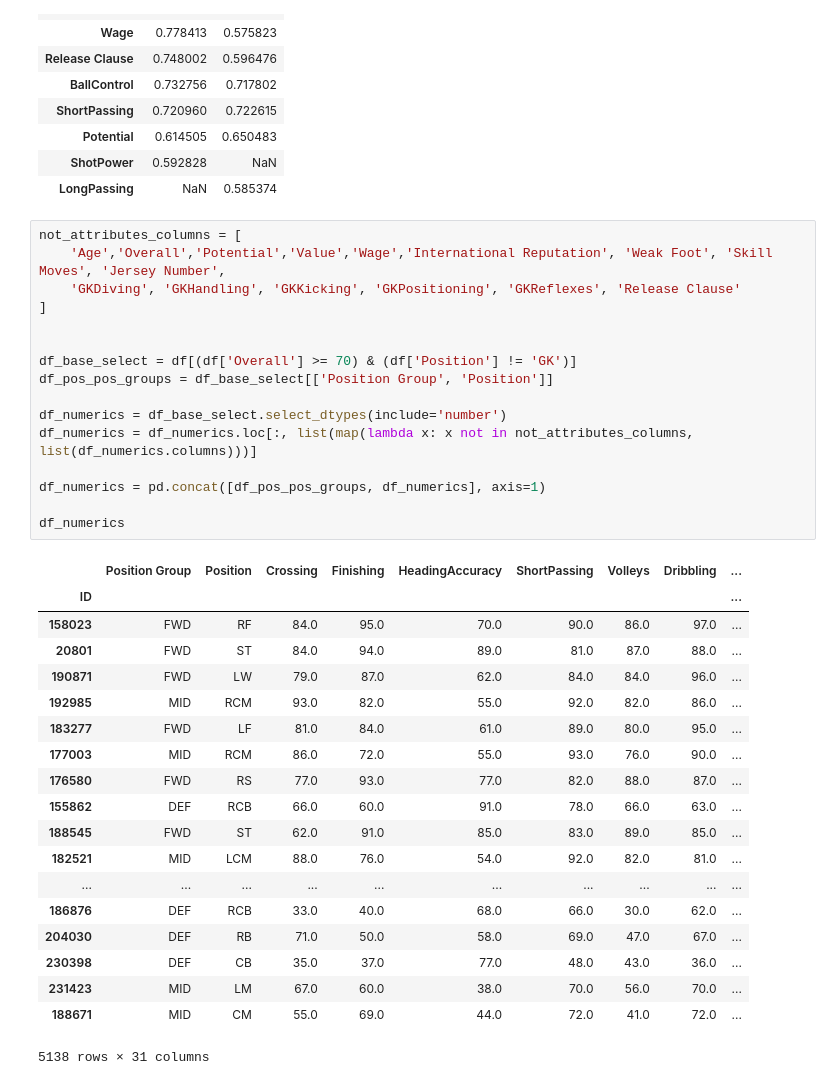
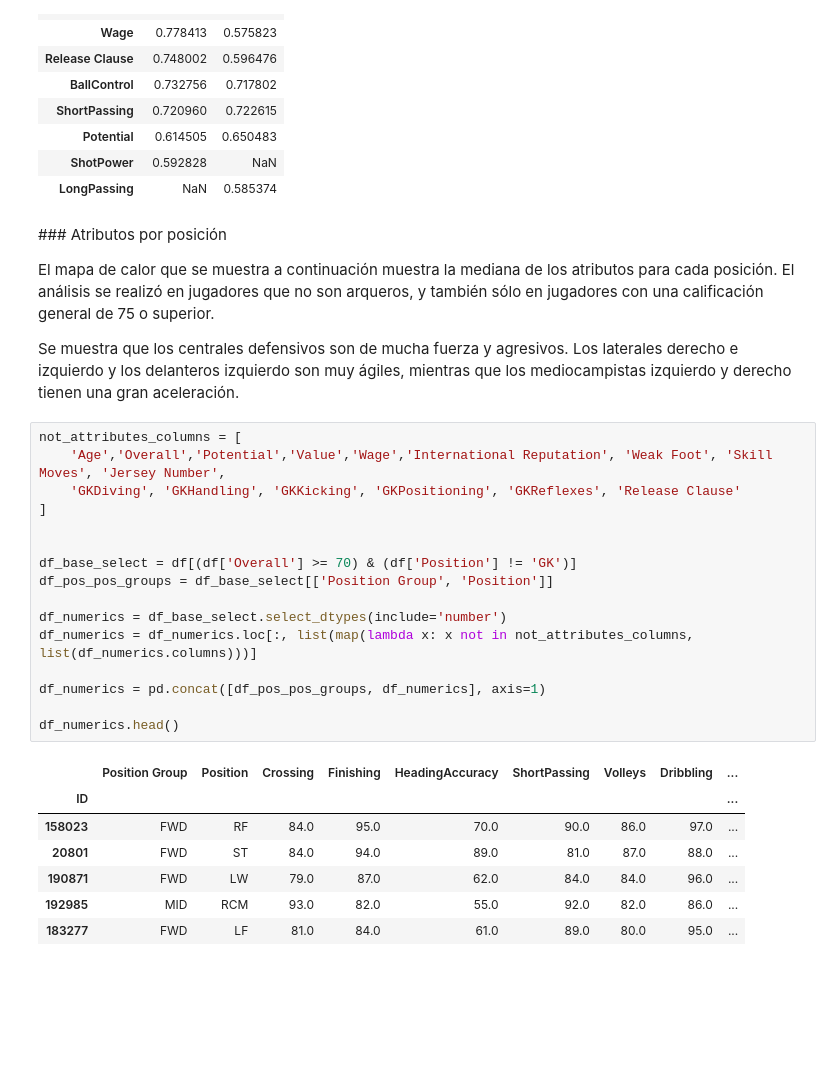
Before and after one commit to raulcarlomagno/dmuba-especializacion-futbol, a Jupyter notebook: main.ipynb, the cells around one changed output. Saved outputs shown, nothing was run; the diff lists cells and outputs as text; blank space fills up the shorter version.

```diff
--- a/main.ipynb
+++ b/main.ipynb
@@ -526,41 +526,35 @@ To retain the current behavior and silence the warning, pass 'sort=True'.
 | Potential | 0.614505 | 0.650483 |
 | ShotPower | 0.592828 | NaN |
 | LongPassing | NaN | 0.585374 |
+# %% [markdown]
+### Atributos por posición
+
+El mapa de calor que se muestra a continuación muestra la mediana de los atributos para cada posición. El análisis se realizó en jugadores que no son arqueros, y también sólo en jugadores con una calificación general de 75 o superior.
+
+Se muestra que los centrales defensivos son de mucha fuerza y agresivos. Los laterales derecho e izquierdo y los delanteros izquierdo son muy ágiles, mientras que los mediocampistas izquierdo y derecho tienen una gran aceleración.
 # %%
 not_attributes_columns = [
     'Age','Overall','Potential','Value','Wage','International Reputation', 'Weak Foot', 'Skill Moves', 'Jersey Number',
     'GKDiving', 'GKHandling', 'GKKicking', 'GKPositioning', 'GKReflexes', 'Release Clause'
 ]
 
 
 df_base_select = df[(df['Overall'] >= 70) & (df['Position'] != 'GK')]
 df_pos_pos_groups = df_base_select[['Position Group', 'Position']]
 
 df_numerics = df_base_select.select_dtypes(include='number')
 df_numerics = df_numerics.loc[:, list(map(lambda x: x not in not_attributes_columns, list(df_numerics.columns)))]
 
 df_numerics = pd.concat([df_pos_pos_groups, df_numerics], axis=1)
 
-df_numerics
+df_numerics.head()
 # %% [output]
 |  | Position Group | Position | Crossing | Finishing | HeadingAccuracy | ShortPassing | Volleys | Dribbling | ... |
 | ID |  |  |  |  |  |  |  |  | ... |
 | 158023 | FWD | RF | 84.0 | 95.0 | 70.0 | 90.0 | 86.0 | 97.0 | ... |
 | 20801 | FWD | ST | 84.0 | 94.0 | 89.0 | 81.0 | 87.0 | 88.0 | ... |
 | 190871 | FWD | LW | 79.0 | 87.0 | 62.0 | 84.0 | 84.0 | 96.0 | ... |
 | 192985 | MID | RCM | 93.0 | 82.0 | 55.0 | 92.0 | 82.0 | 86.0 | ... |
 | 183277 | FWD | LF | 81.0 | 84.0 | 61.0 | 89.0 | 80.0 | 95.0 | ... |
-| 177003 | MID | RCM | 86.0 | 72.0 | 55.0 | 93.0 | 76.0 | 90.0 | ... |
-| 176580 | FWD | RS | 77.0 | 93.0 | 77.0 | 82.0 | 88.0 | 87.0 | ... |
-| 155862 | DEF | RCB | 66.0 | 60.0 | 91.0 | 78.0 | 66.0 | 63.0 | ... |
-| 188545 | FWD | ST | 62.0 | 91.0 | 85.0 | 83.0 | 89.0 | 85.0 | ... |
-| 182521 | MID | LCM | 88.0 | 76.0 | 54.0 | 92.0 | 82.0 | 81.0 | ... |
-| ... | ... | ... | ... | ... | ... | ... | ... | ... | ... |
-| 186876 | DEF | RCB | 33.0 | 40.0 | 68.0 | 66.0 | 30.0 | 62.0 | ... |
-| 204030 | DEF | RB | 71.0 | 50.0 | 58.0 | 69.0 | 47.0 | 67.0 | ... |
-| 230398 | DEF | CB | 35.0 | 37.0 | 77.0 | 48.0 | 43.0 | 36.0 | ... |
-| 231423 | MID | LM | 67.0 | 60.0 | 38.0 | 70.0 | 56.0 | 70.0 | ... |
-| 188671 | MID | CM | 55.0 | 69.0 | 44.0 | 72.0 | 41.0 | 72.0 | ... |
-5138 rows × 31 columns
 # %%
 df_numerics = df_numerics.groupby(['Position Group', 'Position'], as_index = False).median()
```
Also changed, not shown: parts of 10 cells of this notebook.
